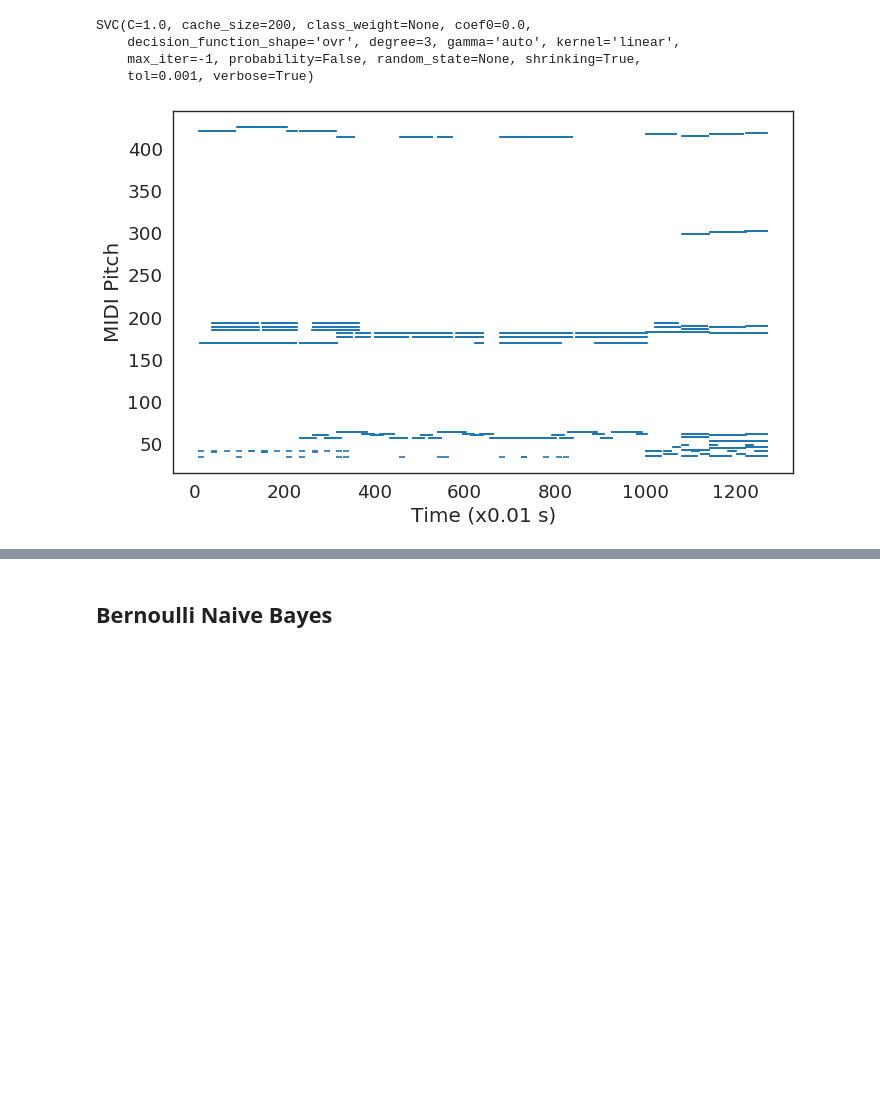
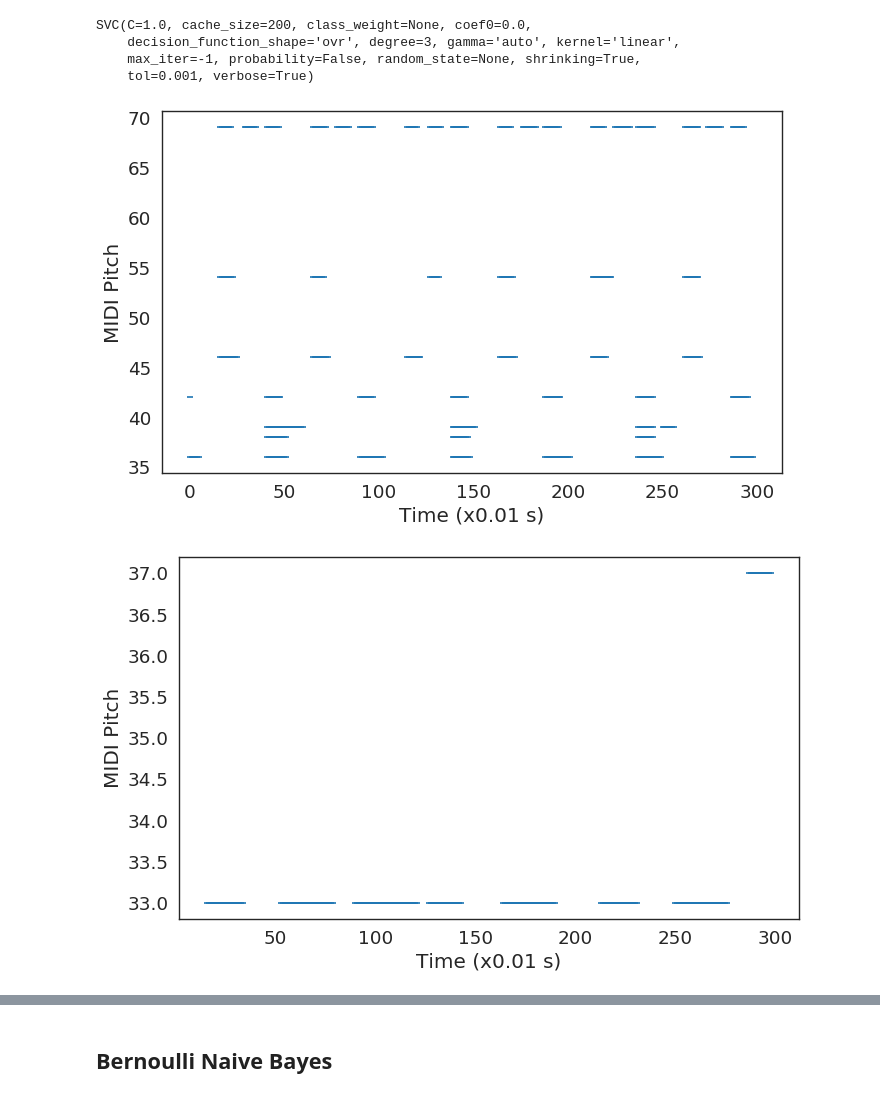
Before and after one commit to MarionLepert/cs229, a Jupyter notebook: main.ipynb, the cells around one changed output, grey strips where cells are left out. Cells and saved outputs as stored; diff of their text form; code cells hidden in the pictures; blank space fills up the shorter version.

```diff
--- a/main.ipynb
+++ b/main.ipynb
@@ -51,7 +53,8 @@ def compute_statistics(midi_file):
                 'time_signature_changes': pm.time_signature_changes,
                 'end_time': pm.get_end_time(),
                 'lyrics': [l.text for l in pm.lyrics],
-                'path': midi_file}
+                'path': midi_file,
+                'midi': pm}
     # Silently ignore exceptions for a clean presentation (sorry Python!)
     except Exception as e:
         pass
@@ -108,31 +120,18 @@ num_midis
+# %%
+df = pd.DataFrame(statistics)
+all_instruments_df = df[df["program_numbers"].apply(has_all_instruments)].reset_index(drop=True)
 # %%
 T = 0.010   # Timestep (s)
 t_end = 30 # Duration (s)
 num_notes = 128
 num_instruments = 4
 num_timeslices = int(t_end/T)
+num_midis = all_instruments_df.shape[0]
 data = np.zeros((num_midis, num_timeslices, num_notes * num_instruments)) # rows: timesteps, cols: notes, instruments (check wiki)
 
-our_instruments = [0, 25, 48, 33]  # Program numbers -- predict last instrument
-
-
-for midi_index in range(num_midis):
-    for instrument in pm_array[midi_index].instruments:
-        if (instrument.program in our_instruments):
-            index = our_instruments.index(instrument.program)
+for idx, row in all_instruments_df.iterrows():
+    for instrument in row["midi"].instruments:
+        index = instrument_to_index(instrument.program)
+        if (index != -1):
             for note in instrument.notes:
-                data[midi_index, math.floor(note.start/T):math.floor(note.end/T), num_notes * index + note.pitch] = 1   #data[math.floor(note.start/T):math.floor(note.end/T)+1, note.pitch] = 1
-
-# import sys
-# np.set_printoptions(threshold=sys.maxsize)
-
-
-# # Print piano roll scatter plots
-# output_data = np.argwhere(data[0,:,0:num_notes]>0)
-# plot_data(output_data[:,0], output_data[:,1])
-
-# output_data = np.argwhere(data[1,:,:]>0)
-# plot_data(output_data[:,0], output_data[:,1])
-
-# output_data = np.argwhere(data[2,:,:]>0)
-# plot_data(output_data[:,0], output_data[:,1])
+                data[idx, math.floor(note.start/T):math.floor(note.end/T), num_notes * index + note.pitch] = 1   #data[math.floor(note.start/T):math.floor(note.end/T)+1, note.pitch] = 1
@@ -141,6 +144,7 @@ for midi_index in range(num_midis):
 # %%
 all_data = data.reshape(num_midis*num_timeslices, num_notes * num_instruments)
 
+all_data = all_data[0:1000,:]
 # output_data = np.argwhere(all_data>0)
 # plot_data(output_data[:,0], output_data[:,1])
 
@@ -201,22 +205,23 @@ SVC(C=1.0, cache_size=200, class_weight=None, coef0=0.0,
 # %%
 y_pred = svclassifier.predict(X_test)
 # %%
-# output_X_test = np.argwhere(X_test>0)
-# plot_data(output_X_test[:,0], output_X_test[:,1])
+output_X_test = np.argwhere(X_test>0)
+plot_data(output_X_test[:,0], output_X_test[:,1])
 
-# output_y_test = np.argwhere(y_test>0)
-# plot_data(output_y_test[:,0], output_y_test[:,1])
+output_y_test = np.argwhere(y_test>0)
+plot_data(output_y_test[:,0], output_y_test[:,1])
 
 output_all_data = np.argwhere(all_data>0)
 plot_data(output_all_data[0:5000,0], output_all_data[0:5000,1])
 
 # output_y_all = np.argwhere(y>0)
 # plot_data(output_y_all[0:20000,0], output_y_all[0:20000,1])
 
 # output_y_pred = np.argwhere(y_pred>0)
 # plot_data(output_y_pred[:,0], output_y_pred[:,1])
 
 # fig = plt.figure(num=None, figsize=(10, 6), dpi=80, facecolor='w', edgecolor='k')
 # plt.plot(y_pred, '_', color='red')
 # %% [output]
-[figure, old version]
+[figure, new version]
+[figure, added]
```
Also changed, not shown: parts of 16 cells of this notebook.
